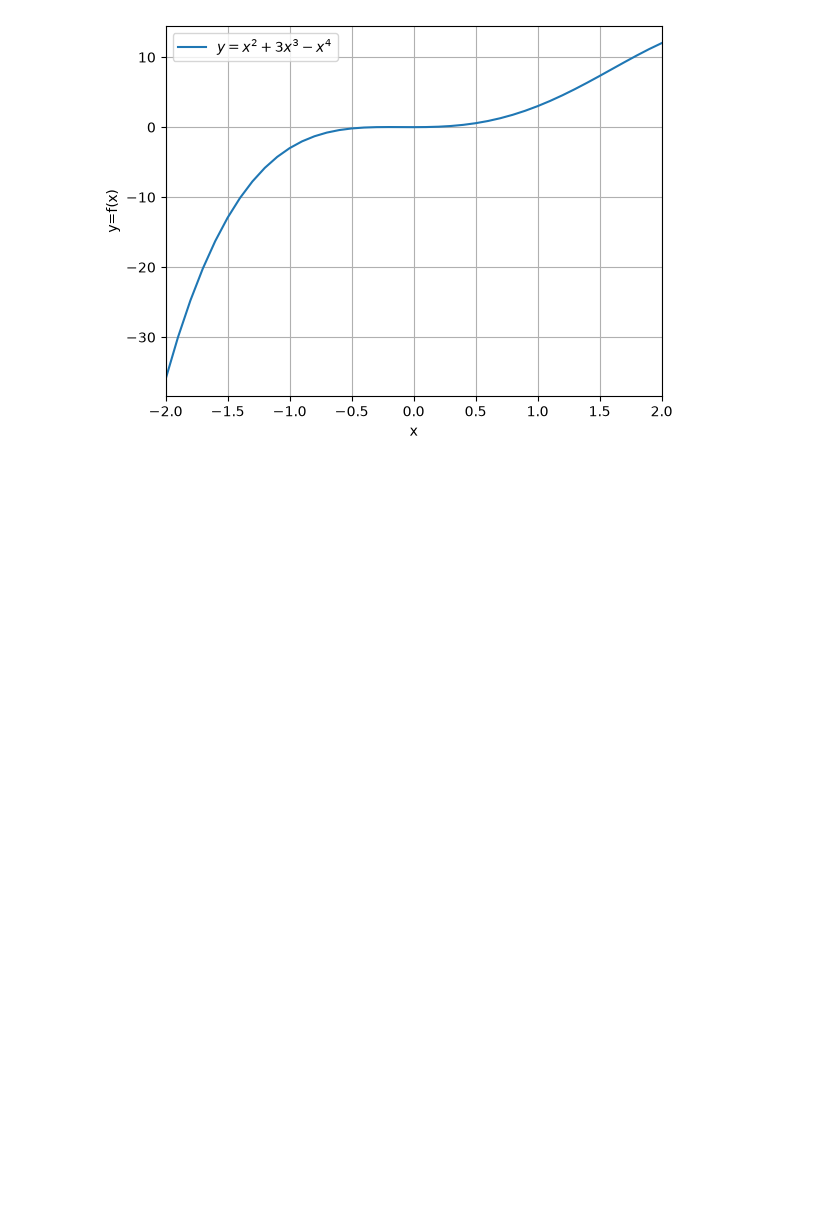
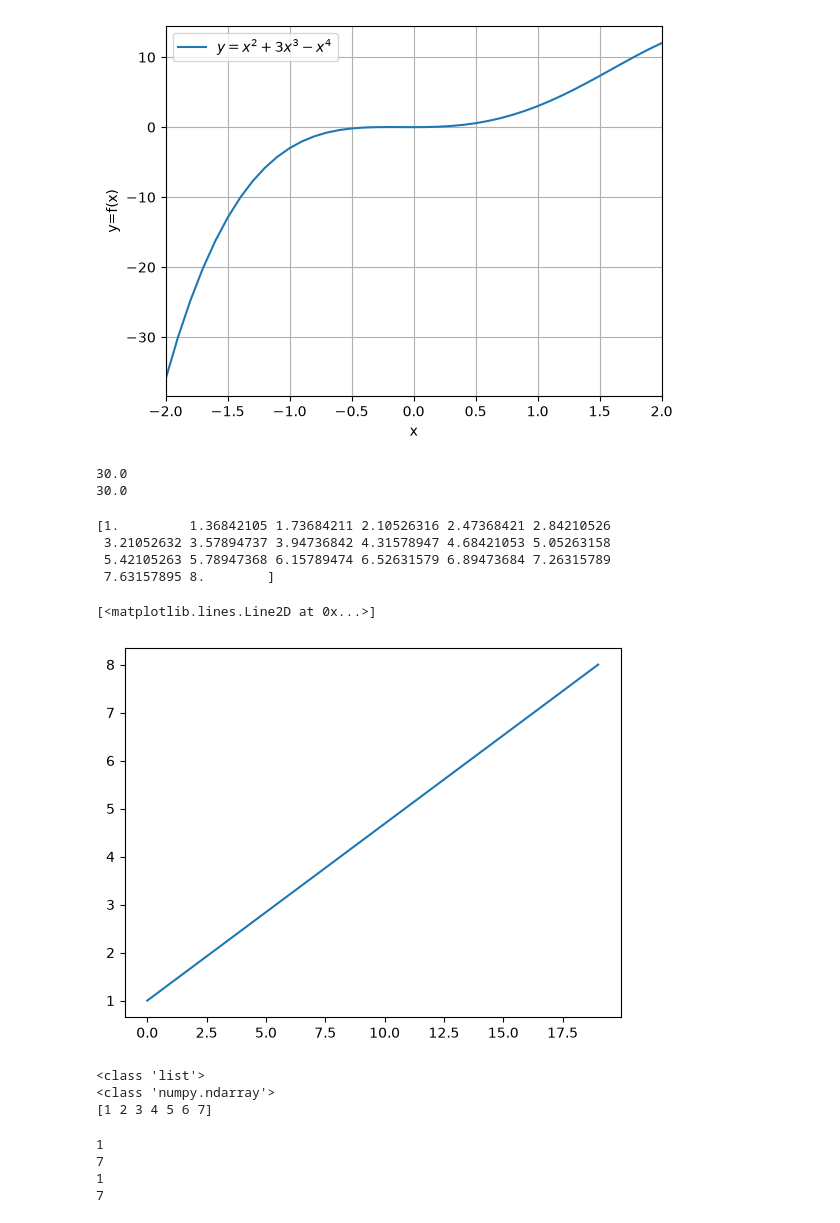
Before and after one commit to imageofyeshua/jupyter_projects, a Jupyter notebook: 33_numpy_function.ipynb, the cells around one changed output. Saved outputs shown, nothing was run; the diff lists cells and outputs as text; code cells hidden in the pictures; blank space fills up the shorter version.

```diff
--- a/33_numpy_function.ipynb
+++ b/33_numpy_function.ipynb
@@ -24,3 +24,44 @@ plt.ylabel('y=f(x)')
 plt.show()
 # %% [output]
 [figure]
+# %%
+lst = [10,20,30,40,50]
+
+print(np.average(lst))
+print(np.mean(lst))
+# %% [output]
+30.0
+30.0
+# %%
+some = np.linspace(1,8,20)
+print(some)
+# %% [output]
+[1.         1.36842105 1.73684211 2.10526316 2.47368421 2.84210526
+ 3.21052632 3.57894737 3.94736842 4.31578947 4.68421053 5.05263158
+ 5.42105263 5.78947368 6.15789474 6.52631579 6.89473684 7.26315789
+ 7.63157895 8.        ]
+# %%
+plt.plot(some)
+# %% [output]
+[<matplotlib.lines.Line2D at 0x...>]
+[figure, added]
+# %%
+number = [1,2,3,4,5,6,7]
+numbernp = np.array(number)
+print(type(number))
+print(type(numbernp))
+print(numbernp)
+# %% [output]
+<class 'list'>
+<class 'numpy.ndarray'>
+[1 2 3 4 5 6 7]
+# %%
+print(numbernp.min())
+print(numbernp.max())
+print(np.min(numbernp))
+print(np.max(numbernp))
+# %% [output]
+1
+7
+1
+7
```
Also changed, not shown: parts of 6 cells of this notebook.
